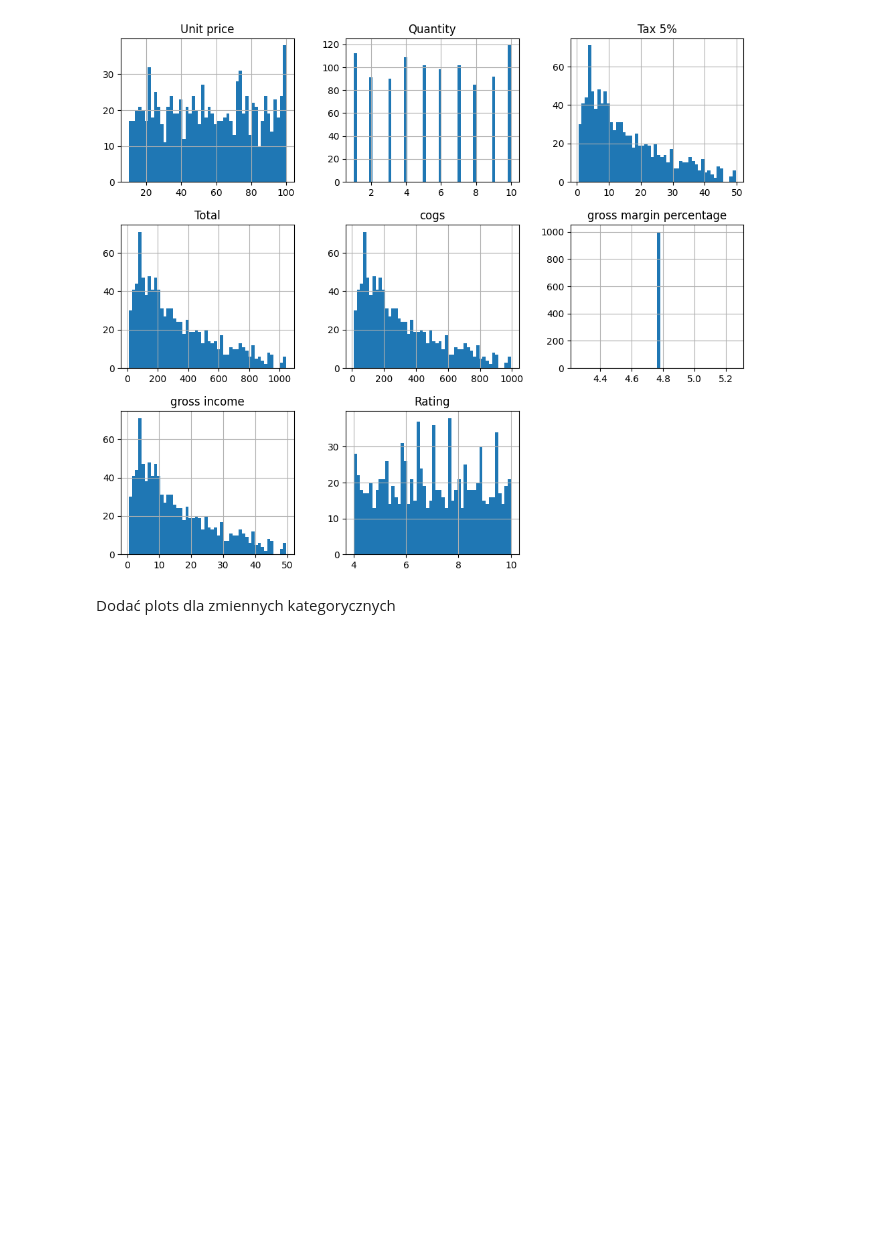
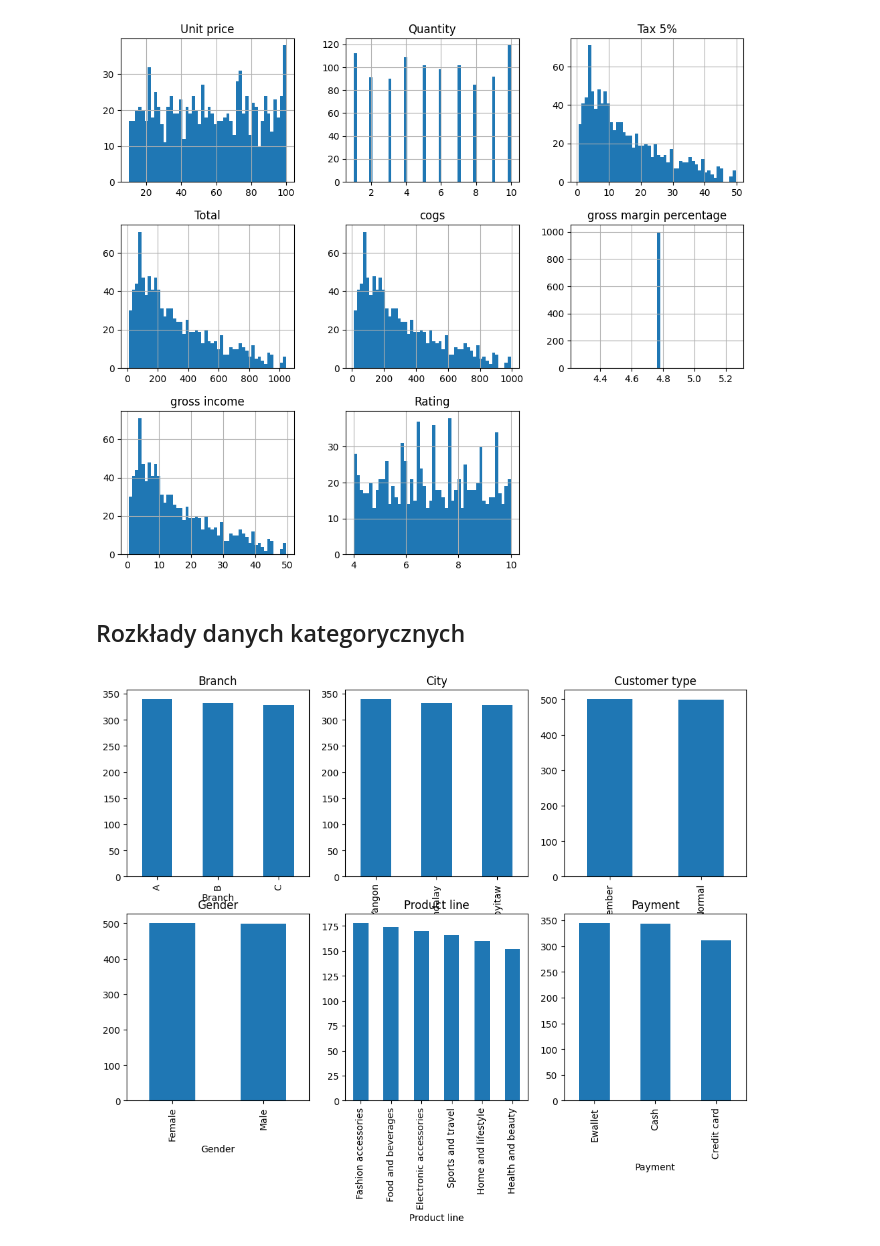
Before and after one commit to rstudion-t/biedronka-analysis, a Jupyter notebook: notebooks/analysis.ipynb, the cells around one changed output. Saved outputs shown, nothing was run; the diff lists cells and outputs as text; code cells hidden in the pictures; blank space fills up the shorter version.

```diff
--- a/notebooks/analysis.ipynb
+++ b/notebooks/analysis.ipynb
@@ -106,5 +123,22 @@ array([[<Axes: title={'center': 'Unit price'}>,
        [<Axes: title={'center': 'gross income'}>,
         <Axes: title={'center': 'Rating'}>, <Axes: >]], dtype=object)
 [figure]
-# %% [markdown]
-Dodać plots dla zmiennych kategorycznych
+# %% [markdown]
+## Rozkłady danych kategorycznych
+# %%
+fig, ax = plt.subplots(nrows=2, ncols=3, figsize=(12, 8))
+for i, feature in enumerate(
+    df[
+        [
+            "Branch",
+            "City",
+            "Customer type",
+            "Gender",
+            "Product line",
+            "Payment",
+        ]
+    ]
+):
+    df[feature].value_counts().plot(kind="bar", ax=ax[int(i / 3)][i % 3]).set_title(feature)
+# %% [output]
+[figure, added]
```
Also changed, not shown: parts of 12 cells of this notebook.
